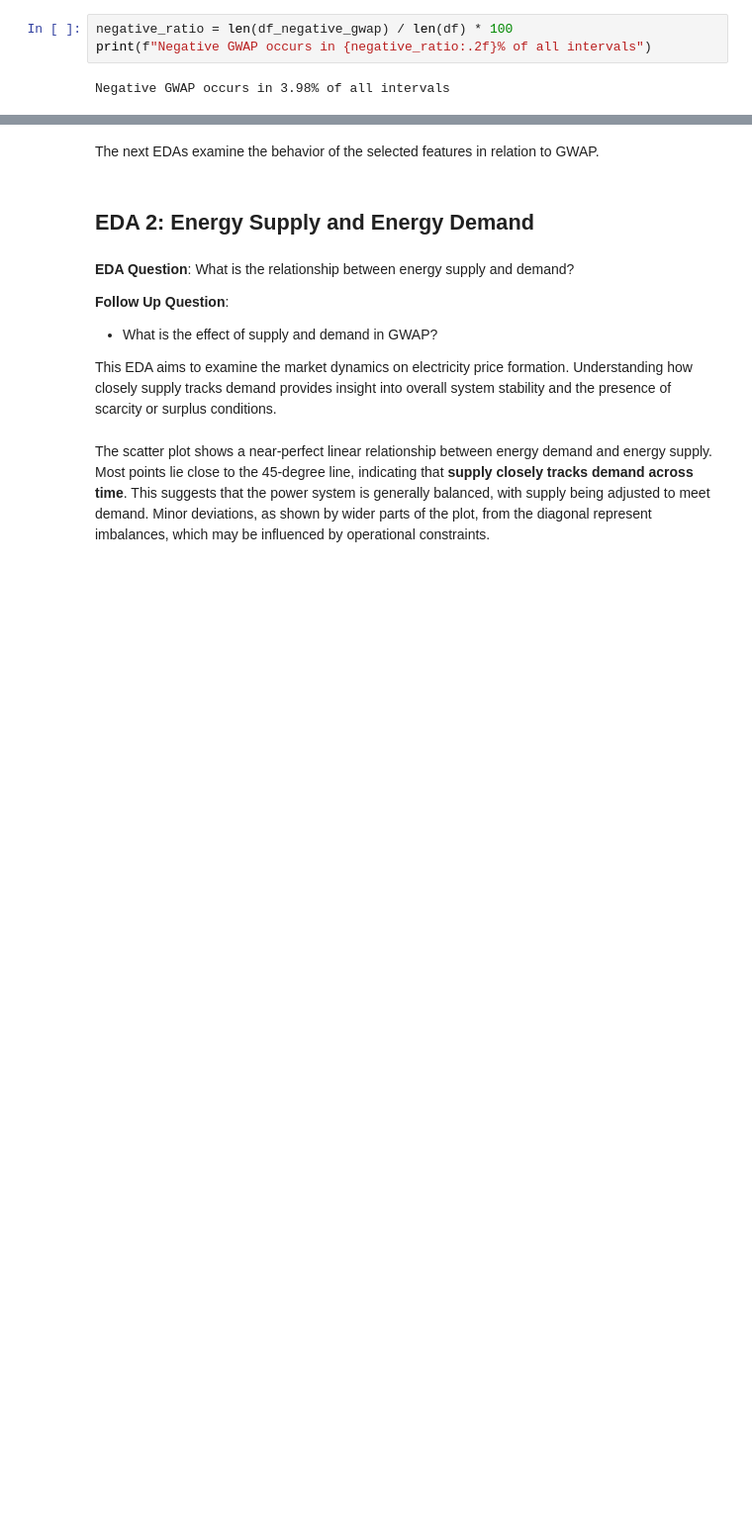
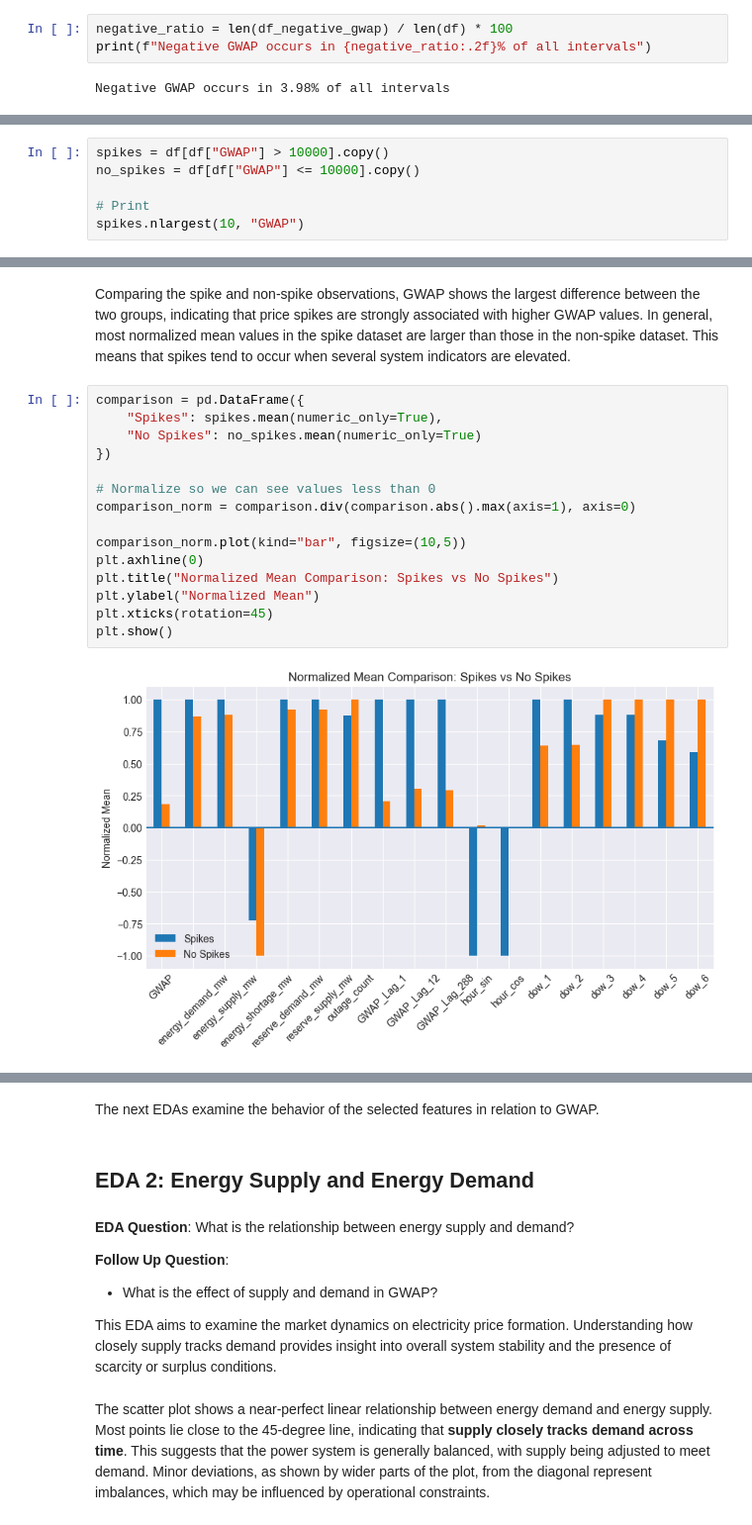
Before and after one commit to haniellejermayn/wesm-price-prediction, a Jupyter notebook: 02_EDA.ipynb, the cells around one changed output, grey strips where cells are left out. Shown at 99% size. Cells and saved outputs as stored; diff of their text form; blank space fills up the shorter version.

```diff
--- a/02_EDA.ipynb
+++ b/02_EDA.ipynb
@@ -255,0 +298,6 @@ df_negative_gwap[[
+# %%
+spikes = df[df["GWAP"] > 10000].copy()
+no_spikes = df[df["GWAP"] <= 10000].copy()
+
+# Print
+spikes.nlargest(10, "GWAP")
@@ -255,0 +343,19 @@ df_negative_gwap[[
+# %% [markdown]
+Comparing the spike and non-spike observations, GWAP shows the largest difference between the two groups, indicating that price spikes are strongly associated with higher GWAP values. In general, most normalized mean values in the spike dataset are larger than those in the non-spike dataset. This means that spikes tend to occur when several system indicators are elevated.
+# %%
+comparison = pd.DataFrame({
+    "Spikes": spikes.mean(numeric_only=True),
+    "No Spikes": no_spikes.mean(numeric_only=True)
+})
+
+# Normalize so we can see values less than 0
+comparison_norm = comparison.div(comparison.abs().max(axis=1), axis=0)
+
+comparison_norm.plot(kind="bar", figsize=(10,5))
+plt.axhline(0)
+plt.title("Normalized Mean Comparison: Spikes vs No Spikes")
+plt.ylabel("Normalized Mean")
+plt.xticks(rotation=45)
+plt.show()
+# %% [output]
+[figure, added]
```
Also changed, not shown: parts of 23 cells of this notebook.
